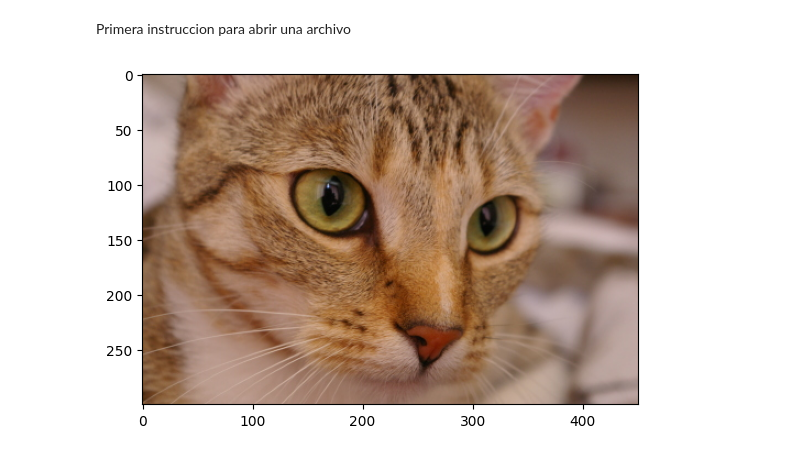
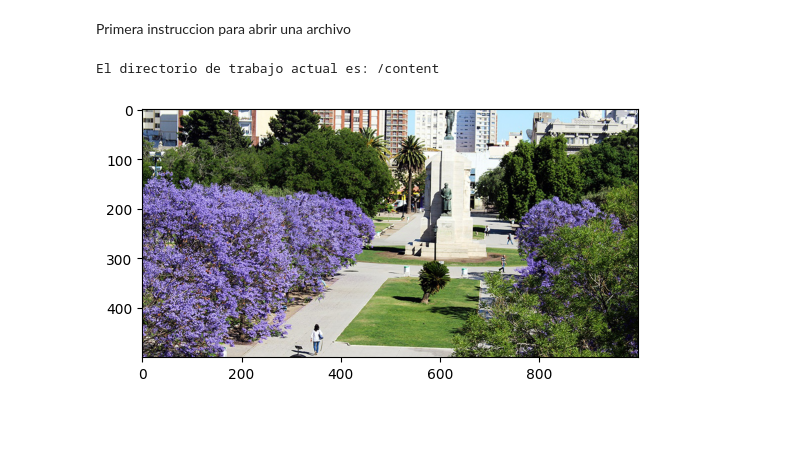
Before and after one commit to DarioQ5/IPDI-2025-Grupo16, a Jupyter notebook: Slice1/Slice1.ipynb, the cells around one changed output. Saved outputs shown, nothing was run; the diff lists cells and outputs as text; code cells hidden in the pictures; blank space fills up the shorter version.

Commit message:
Agrego instrucciones para abrir imagen en el cuaderno

```diff
--- a/Slice1/Slice1.ipynb
+++ b/Slice1/Slice1.ipynb
@@ -3,10 +3,14 @@ Primera instruccion para abrir una archivo
 # %%
 import numpy as np
 import matplotlib.pyplot as plt
 import imageio
-img = imageio.imread('imageio:chelsea.png')
+import os
+directorio_actual = os.getcwd()
+print(f"El directorio de trabajo actual es: {directorio_actual}")
+img = imageio.imread('image2.png')
 im = np.clip(img/255.,0,1)
 plt.imshow(im)
 plt.show()
 # %% [output]
+El directorio de trabajo actual es: /content
-[figure, old version]
+[figure, new version]
```
